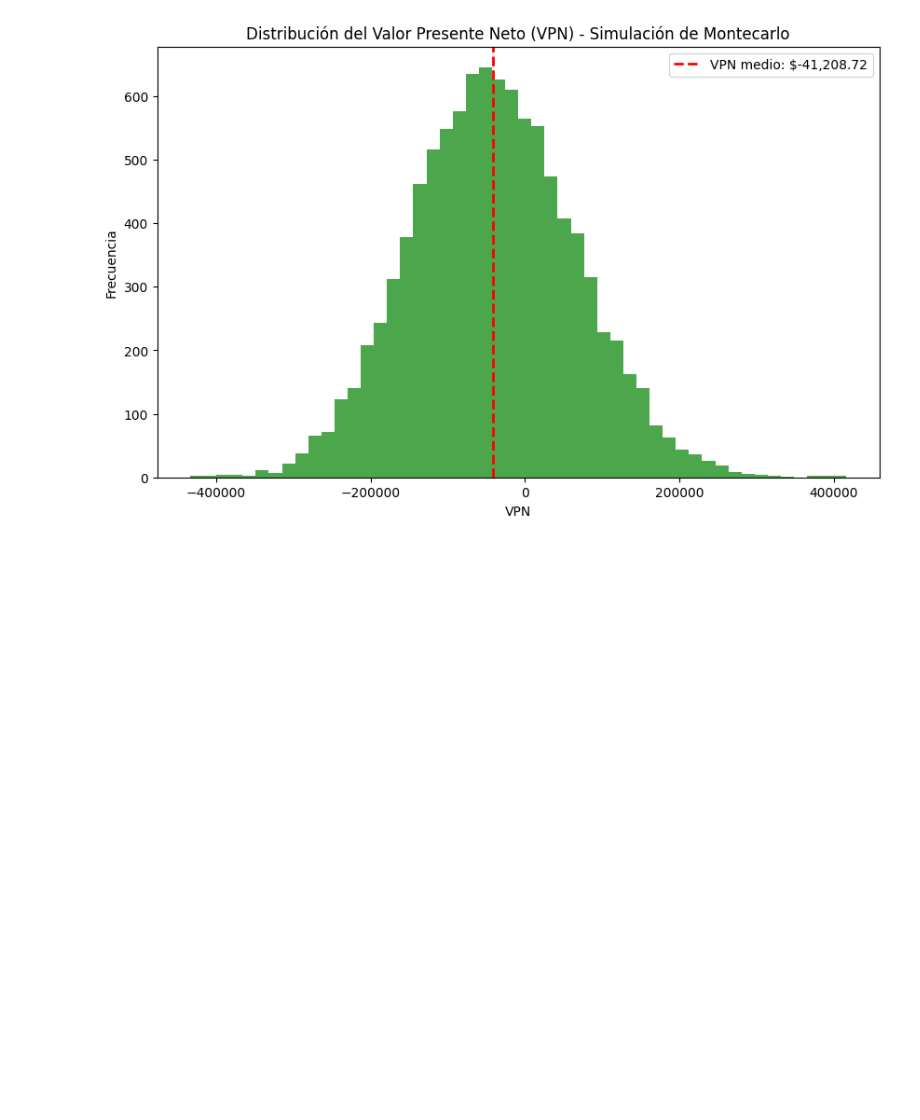
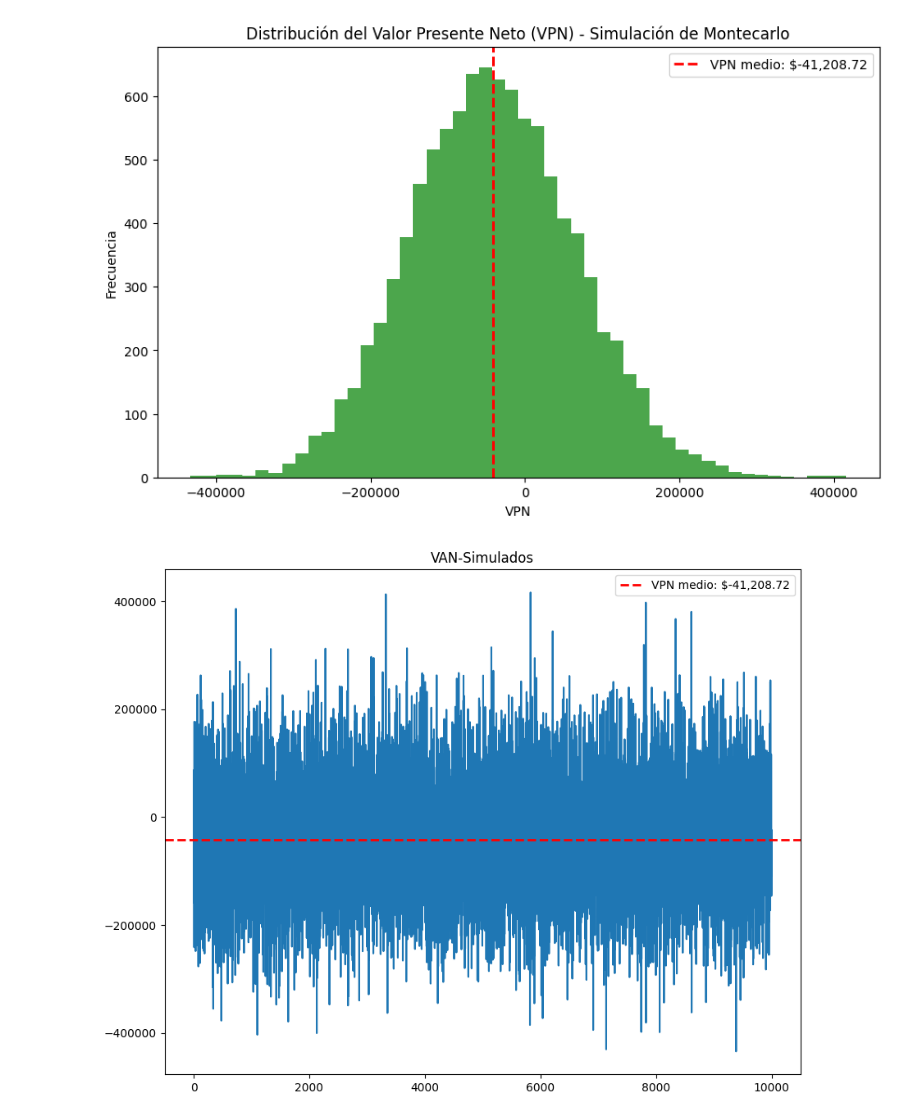
Before and after one commit to Saul-Ochoa/MachineLearning, a Jupyter notebook: Machine learning projects/SimulacionMontecarlo.ipynb, the cells around one changed output. Cells and saved outputs as stored; diff of their text form; code cells hidden in the pictures; blank space fills up the shorter version.

```diff
--- a/Machine learning projects/SimulacionMontecarlo.ipynb
+++ b/Machine learning projects/SimulacionMontecarlo.ipynb
@@ -173,3 +173,12 @@ plt.legend()
 plt.show()
 # %% [output]
 [figure]
+# %%
+plt.figure(figsize=(10,8))
+plt.plot(vpns_simulados)
+plt.axhline(y=vpn_medio,color='red', linestyle='dashed', linewidth=2, label=f'VPN medio: ${vpn_medio:,.2f}')
+plt.title('VAN-Simulados')
+plt.legend()
+plt.show()
+# %% [output]
+[figure, added]
```
